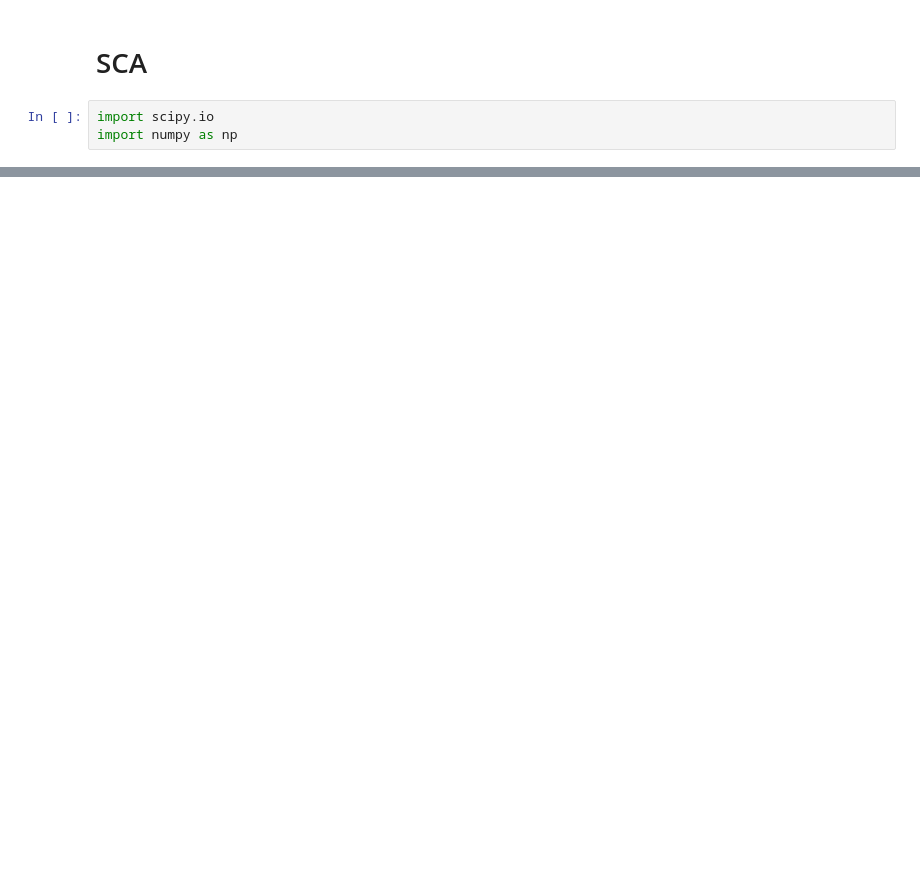
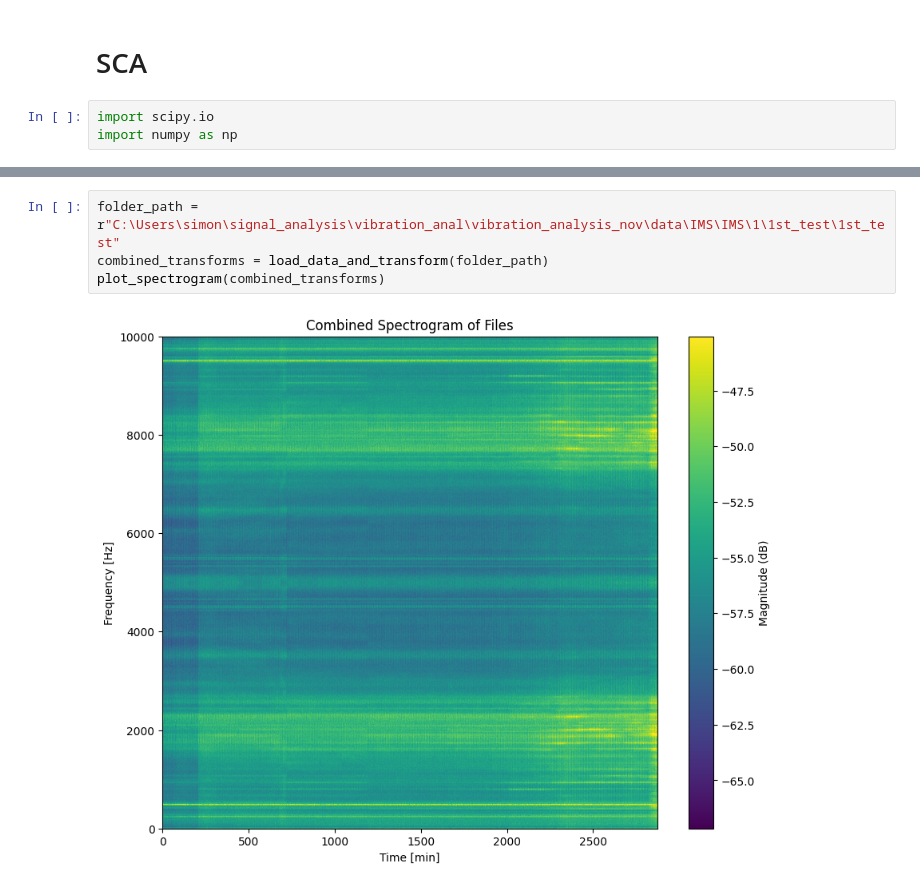
Before and after one commit to pankorl/vibration_analysis_nov, a Jupyter notebook: exploring_data.ipynb, the cells around one changed output, grey strips where cells are left out. Saved outputs shown, nothing was run; the diff lists cells and outputs as text; blank space fills up the shorter version.

```diff
--- a/exploring_data.ipynb
+++ b/exploring_data.ipynb
@@ -338,0 +368,6 @@ First few elements of Sampling Rate Array: [640. 640. 640. 640. 640.]
+# %%
+folder_path = r"C:\Users\simon\signal_analysis\vibration_anal\vibration_analysis_nov\data\IMS\IMS\1\1st_test\1st_test"
+combined_transforms = load_data_and_transform(folder_path)
+plot_spectrogram(combined_transforms)
+# %% [output]
+[figure, added]
```
Also changed, not shown: parts of 17 cells of this notebook, 4 other files.
